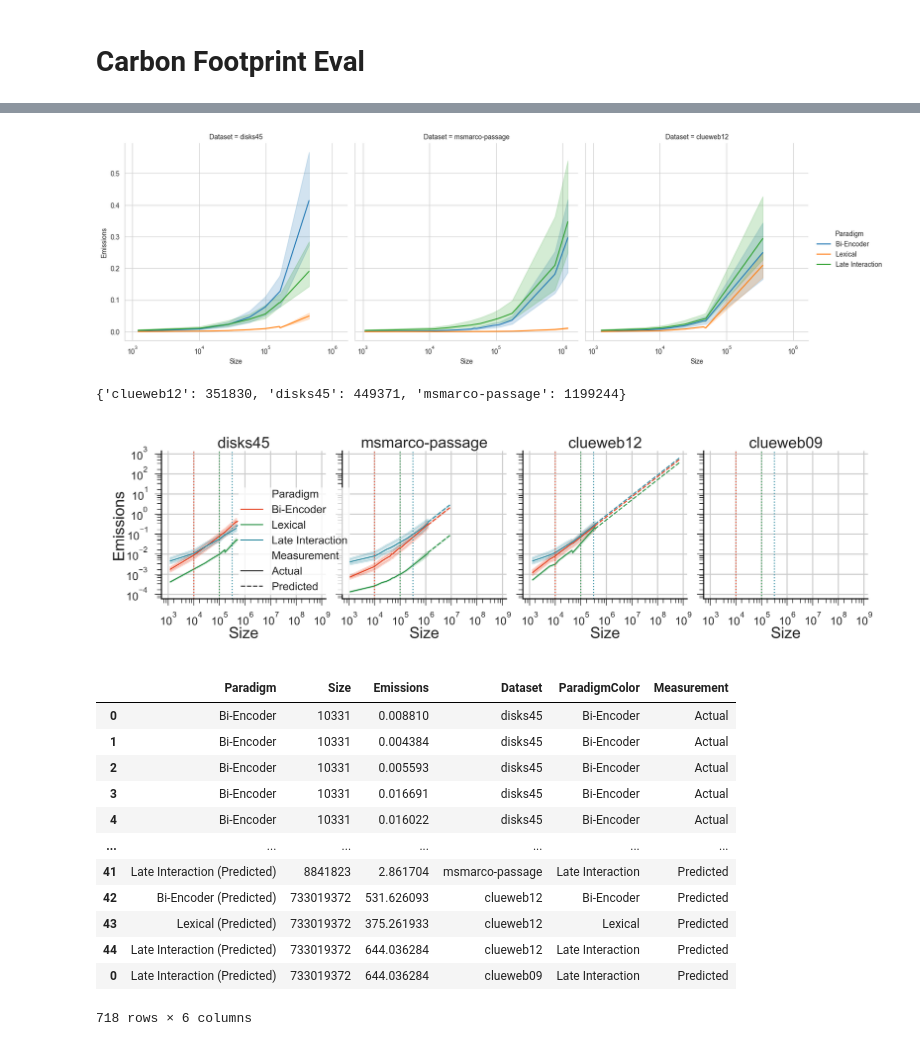
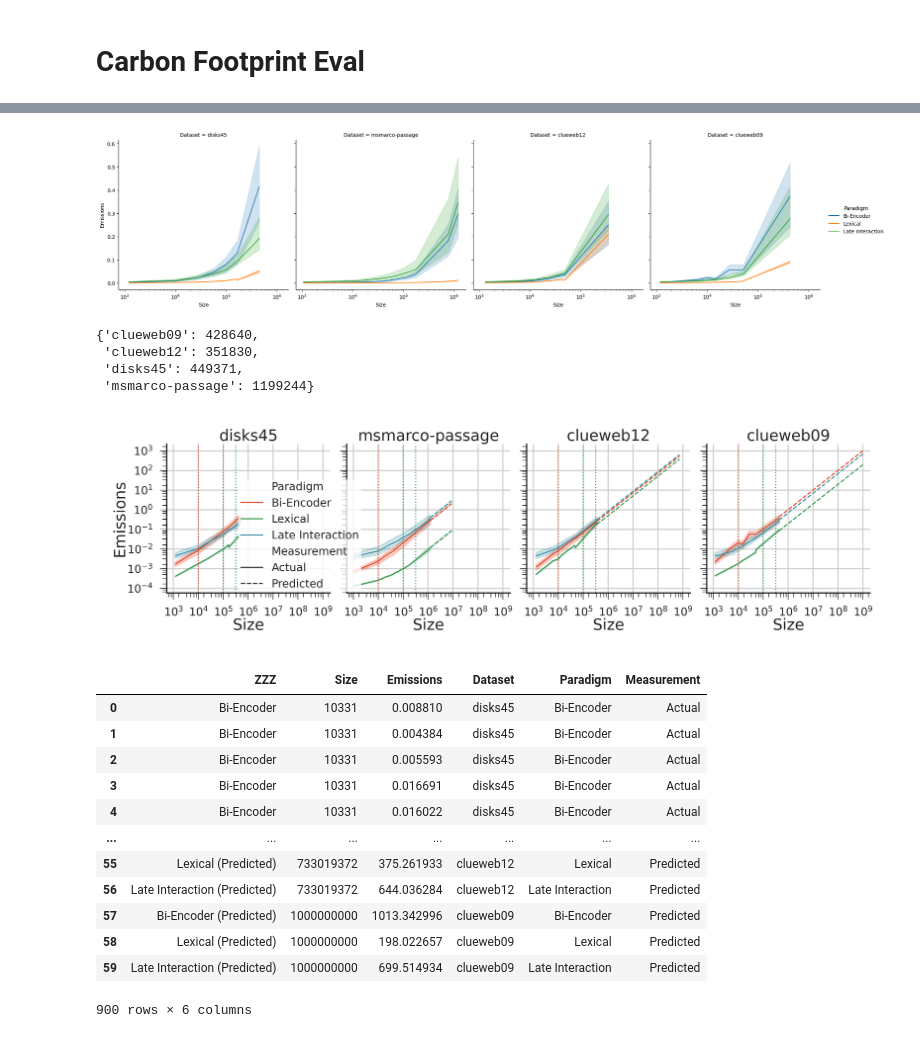
Before and after one commit to webis-de/ecir25-corpus-subsampling, a Jupyter notebook: notebooks/carbon-footprint-eval.ipynb, the cells around one changed output, grey strips where cells are left out. Cells and saved outputs as stored; diff of their text form; code cells hidden in the pictures.

Commit message:
figure

```diff
--- a/notebooks/carbon-footprint-eval.ipynb
+++ b/notebooks/carbon-footprint-eval.ipynb
@@ -120,7 +120,7 @@ def to_emission_rows(df):
                     ret += [{'Paradigm': paradigm, 'Size': tmp['Size'], 'Emissions': tmp['Emissions'],'Dataset': dataset}]
     return pd.DataFrame(ret)
 # %%
-df_emissions = parse_data('../data/processed/carbon-footprints/aggregated.jsonl', lambda i: {'Emissions': i['aggregated'][EMISSION_FIELD], 'Size': dataset_sizes[i['dataset']][i['sampling']]})
+df_emissions = parse_data('../data/processed/carbon-footprints/aggregated.jsonl', lambda i: {'Emissions': i['aggregated'][EMISSION_FIELD], 'Size': dataset_sizes[i['dataset']][i['sampling']]['documents']})
 
 df_emissions = to_emission_rows(df_emissions)
 # %%
@@ -137,9 +137,9 @@ import matplotlib.pyplot as plt
 sns.relplot(data=df_emissions, kind='line', x='Size', y='Emissions', col='Dataset', hue='Paradigm')
 plt.xscale('log')
 # %% [output]
-[figure, old version]
+[figure, new version]
 # %%
-observed_emissions = parse_data('../data/processed/carbon-footprints/aggregated.jsonl', lambda i: {'Emissions': i['aggregated'][EMISSION_FIELD], 'Size': dataset_sizes[i['dataset']][i['sampling']]})
+observed_emissions = parse_data('../data/processed/carbon-footprints/aggregated.jsonl', lambda i: {'Emissions': i['aggregated'][EMISSION_FIELD], 'Size': dataset_sizes[i['dataset']][i['sampling']]['documents']})
 # %%
 aggregated_observed_emissions = {}
 
@@ -158,12 +158,15 @@ for dataset_type in observed_emissions.keys():
 MAX_SIZES = {i['Dataset']: i['Size'] for _, i in df_emissions[['Size', 'Dataset']].groupby('Dataset').agg({'Size': 'max'}).reset_index().iterrows()}
 MAX_SIZES
 # %% [output]
-{'clueweb12': 351830, 'disks45': 449371, 'msmarco-passage': 1199244}
+{'clueweb09': 428640,
+ 'clueweb12': 351830,
+ 'disks45': 449371,
+ 'msmarco-passage': 1199244}
 # %%
 df_predicted_observations = []
 
 for i in [100000, 1000000, 10000000, 100000000, 1000000000]:
-    for dataset in ['disks45', 'msmarco-passage', 'clueweb12']:
+    for dataset in ['disks45', 'msmarco-passage', 'clueweb12', 'clueweb09']:
         size = max(MAX_SIZES[dataset], i)
         for paradigm in ['Bi-Encoder', 'Lexical', 'Late Interaction']:
             size = min(size, CORPUS_SIZES[dataset])
@@ -200,10 +203,7 @@ tex_fonts = {
 
 palette = ["#E64727", "#349850", "#3A91A5"]
 
-# ClueWeb09 is still running, extracting the corpus still needs 2 days to finish
-# Hence, I add a pseudo entry so that we get the column at least
-df_clueweb09 = pd.DataFrame([{'Paradigm': paradigm + ' (Predicted)', 'Size': size, 'Emissions': emissions, 'Dataset': 'clueweb09'}])
-df_concat = pd.concat([df_emissions, df_predicted_observations, df_clueweb09]).rename(columns={"Paradigm": "ZZZ"}).assign(
+df_concat = pd.concat([df_emissions, df_predicted_observations]).rename(columns={"Paradigm": "ZZZ"}).assign(
     Paradigm=lambda x: np.select(
         [
             x['ZZZ'].str.startswith('Bi-Encoder'),
@@ -227,34 +227,34 @@ for i, ax in enumerate(g.axes.flat):
         ax.axvline(v, color=palette[j], linestyle="dotted")
     ax.linewidth=0.1
     ax.tick_params(axis="both", direction="out", which="both", left=True, bottom=True, color="black")
     ax.xaxis.set_tick_params(width=0.25, which="both")
     ax.xaxis.set_tick_params(which="major", length=3)
     ax.xaxis.set_tick_params(which="minor", length=2)
     ax.yaxis.set_tick_params(width=0.25, which="both")
     ax.yaxis.set_tick_params(which="major", length=3)
     ax.yaxis.set_tick_params(which="minor", length=2)
     ax.set_xscale("log")
     ax.set_yscale("log")
     ax.xaxis.set_major_locator(ticker.LogLocator(base=10, numticks=1000))
     ax.yaxis.set_major_locator(ticker.LogLocator(base=10, numticks=1000))
     ax.xaxis.set_minor_locator(ticker.LogLocator(base=10.0, subs=np.linspace(0, 1.0, 5 + 2)[1:-1], numticks=1000))
     ax.yaxis.set_minor_locator(ticker.LogLocator(base=10.0, subs=np.linspace(0, 1.0, 5 + 2)[1:-1], numticks=1000))
     ax.xaxis.set_minor_formatter(ticker.NullFormatter())
     ax.yaxis.set_minor_formatter(ticker.NullFormatter())
     plt.setp(ax.spines.values(), linewidth=0.5)
     ax.xaxis.labelpad = 0
 g.axes.flat[0].yaxis.labelpad = 0
 leg = g._legend
 leg.set_bbox_to_anchor([0.18, 0.85])
 leg._loc = 2  # if required you can set the loc
 leg.get_frame().set_linewidth(0)
 leg.draw_frame(True)
 plt.tight_layout(pad=0.05)
 plt.subplots_adjust(wspace=0.1)
 plt.savefig(f'utilization-size-tradeoff.pdf', pad_inches=0)
 plt.show()
 # %% [output]
-[figure, old version]
+[figure, new version]
 # %%
 df_concat
 
@@ -262,16 +262,16 @@ df_concat
 # If "Paradigm column starts with "Bi-Encoder", make the hue row red
 # Otherwise make it green.
 # %% [output]
-|  | Paradigm | Size | Emissions | Dataset | ParadigmColor | Measurement |
+|  | ZZZ | Size | Emissions | Dataset | Paradigm | Measurement |
 | 0 | Bi-Encoder | 10331 | 0.008810 | disks45 | Bi-Encoder | Actual |
 | 1 | Bi-Encoder | 10331 | 0.004384 | disks45 | Bi-Encoder | Actual |
 | 2 | Bi-Encoder | 10331 | 0.005593 | disks45 | Bi-Encoder | Actual |
 | 3 | Bi-Encoder | 10331 | 0.016691 | disks45 | Bi-Encoder | Actual |
 | 4 | Bi-Encoder | 10331 | 0.016022 | disks45 | Bi-Encoder | Actual |
 | ... | ... | ... | ... | ... | ... | ... |
-| 41 | Late Interaction (Predicted) | 8841823 | 2.861704 | msmarco-passage | Late Interaction | Predicted |
-| 42 | Bi-Encoder (Predicted) | 733019372 | 531.626093 | clueweb12 | Bi-Encoder | Predicted |
-| 43 | Lexical (Predicted) | 733019372 | 375.261933 | clueweb12 | Lexical | Predicted |
-| 44 | Late Interaction (Predicted) | 733019372 | 644.036284 | clueweb12 | Late Interaction | Predicted |
-| 0 | Late Interaction (Predicted) | 733019372 | 644.036284 | clueweb09 | Late Interaction | Predicted |
+| 55 | Lexical (Predicted) | 733019372 | 375.261933 | clueweb12 | Lexical | Predicted |
+| 56 | Late Interaction (Predicted) | 733019372 | 644.036284 | clueweb12 | Late Interaction | Predicted |
+| 57 | Bi-Encoder (Predicted) | 1000000000 | 1013.342996 | clueweb09 | Bi-Encoder | Predicted |
+| 58 | Lexical (Predicted) | 1000000000 | 198.022657 | clueweb09 | Lexical | Predicted |
+| 59 | Late Interaction (Predicted) | 1000000000 | 699.514934 | clueweb09 | Late Interaction | Predicted |
-718 rows × 6 columns
+900 rows × 6 columns
```
Also changed, not shown: parts of 2 cells of this notebook, 1 other file.
